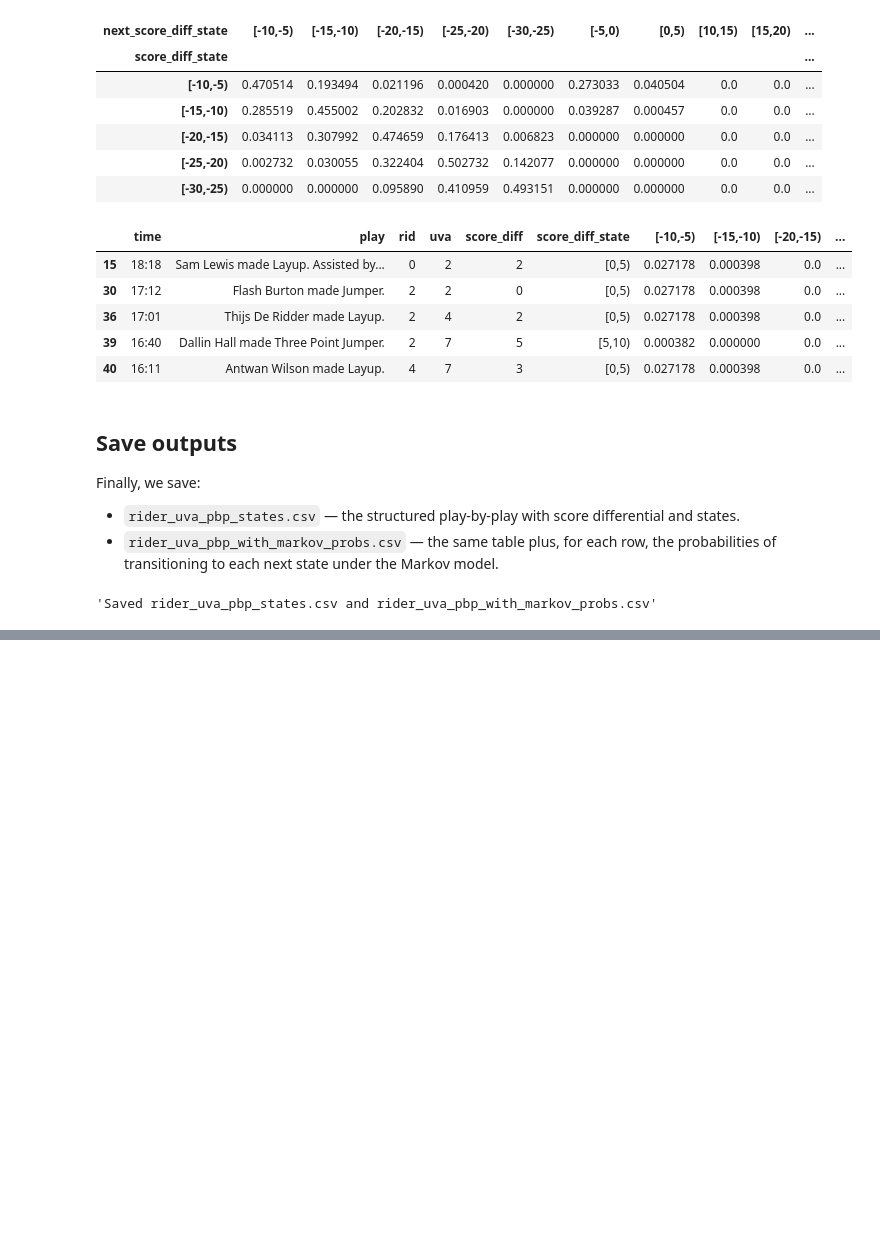
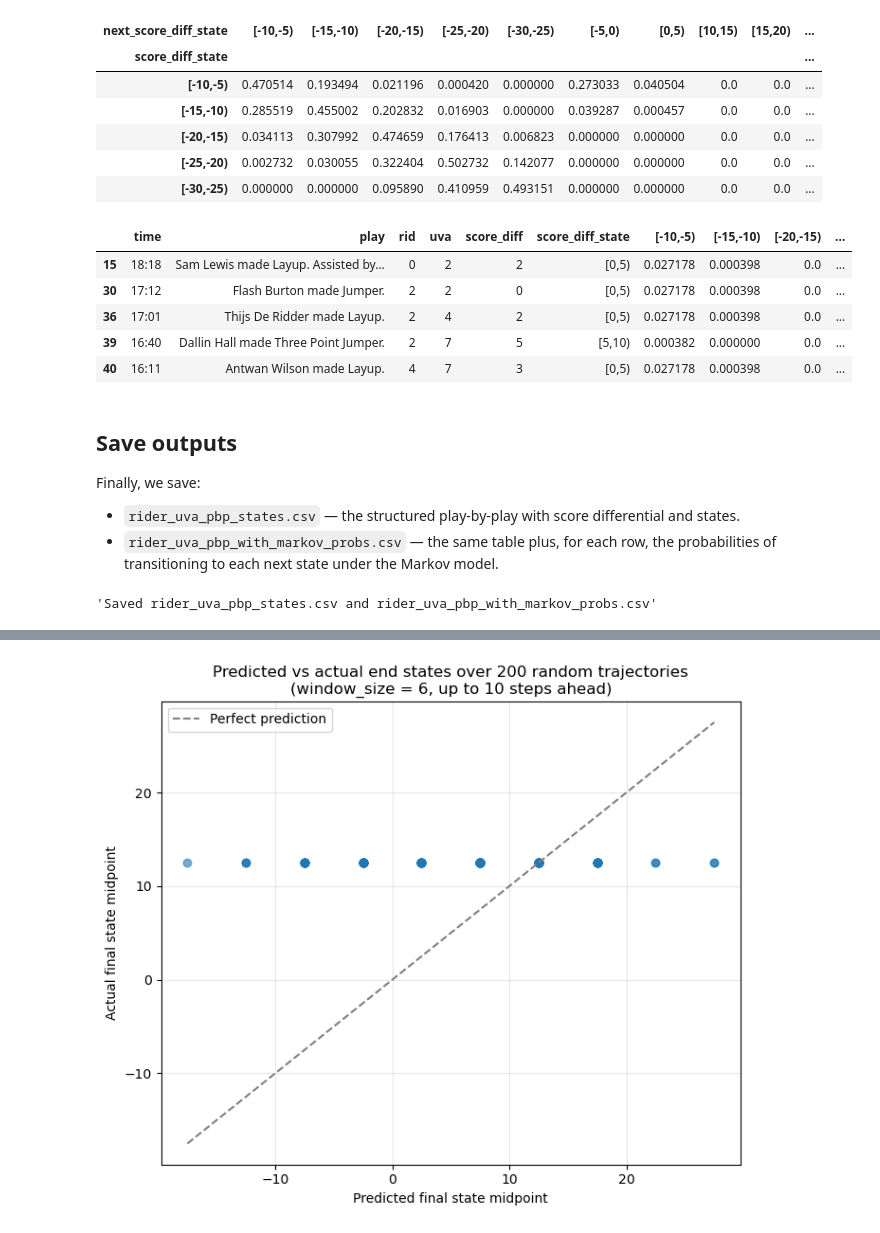
Before and after one commit to jacksonpkennedy/ds5030-project-1, a Jupyter notebook: rider_uva_markov.ipynb, the cells around one changed output, grey strips where cells are left out. Drawn from its saved outputs; the diff is of its cells as text; code cells hidden in the pictures; blank space fills up the shorter version.

```diff
--- a/rider_uva_markov.ipynb
+++ b/rider_uva_markov.ipynb
@@ -550,0 +551,91 @@ Current state: [5,10) (diff=9)
+# %%
+import matplotlib.pyplot as plt
+import numpy as np
+import random
+
+# How many random trajectories to sample
+n_iterations = 200  # you can change this
+
+results = []
+
+n_plays = len(pbp_with_probs)
+total_windows = (n_plays - 1) // window_size   # total possible {window_size}-possession windows
+
+if total_windows < 1:
+    raise ValueError(f"Not enough plays to form even one {window_size}-possession window.")
+
+for it in range(n_iterations):
+    # Random starting window (0-based)
+    start_window = random.randint(0, total_windows - 1)
+
+    # How many windows can we go from this start before running out of game?
+    steps_available = total_windows - start_window
+    n_steps_iter = min(max_steps, steps_available)
+
+    # Convert window index to play index
+    start_idx = start_window * window_size
+    start_row = pbp_with_probs.iloc[start_idx]
+    start_state = start_row["score_diff_state"]
+
+    # Skip if state is missing or not in Markov matrix
+    if pd.isna(start_state) or start_state not in state_to_idx:
+        continue
+
+    # --- Simulate Markov chain from this start ---
+    cur_idx = state_to_idx[start_state]
+    pred_states = [start_state]  # include step 0
+
+    for _ in range(n_steps_iter):
+        probs = P[cur_idx]
+        next_idx = rng.choice(len(probs), p=probs)
+        cur_idx = next_idx
+        pred_states.append(idx_to_state[cur_idx])
+
+    # --- Actual states at the same window boundaries ---
+    actual_states = []
+    for k in range(n_steps_iter + 1):
+        row_idx = start_idx + k * window_size
+        if row_idx >= n_plays:
+            break
+        actual_states.append(pbp_with_probs.iloc[row_idx]["score_diff_state"])
+
+    # Align lengths
+    m = min(len(pred_states), len(actual_states))
+    if m == 0:
+        continue
+
+    pred_final = pred_states[m - 1]
+    actual_final = actual_states[m - 1]
+
+    results.append((pred_final, actual_final))
+
+# --- Aggregate and compare ---
+results_df = pd.DataFrame(results, columns=["pred_state", "actual_state"])
+
+# Convert to numeric midpoints
+results_df["pred_mid"] = results_df["pred_state"].apply(state_midpoint)
+results_df["actual_mid"] = results_df["actual_state"].apply(state_midpoint)
+results_df["diff_mid"] = results_df["actual_mid"] - results_df["pred_mid"]
+
+print(f"Number of usable simulations: {len(results_df)}")
+print(f"Exact state match rate: {(results_df['pred_state'] == results_df['actual_state']).mean():.3f}")
+print(f"Mean absolute midpoint error: {results_df['diff_mid'].abs().mean():.3f} points")
+
+# --- Visualization: predicted vs actual final state midpoints ---
+plt.figure(figsize=(7, 6))
+
+plt.scatter(results_df["pred_mid"], results_df["actual_mid"], alpha=0.6)
+min_val = min(results_df["pred_mid"].min(), results_df["actual_mid"].min())
+max_val = max(results_df["pred_mid"].max(), results_df["actual_mid"].max())
+grid = np.linspace(min_val, max_val, 100)
+plt.plot(grid, grid, linestyle="--", color="gray", label="Perfect prediction")
+
+plt.xlabel("Predicted final state midpoint")
+plt.ylabel("Actual final state midpoint")
+plt.title(f"Predicted vs actual end states over {n_iterations} random trajectories\n"
+          f"(window_size = {window_size}, up to {max_steps} steps ahead)")
+plt.legend()
+plt.grid(alpha=0.3)
+plt.tight_layout()
+plt.show()
+# %% [output]
@@ -550,0 +645 @@ Current state: [5,10) (diff=9)
+[figure, added]
```
Also changed, not shown: parts of 2 cells of this notebook, 3 other files.
